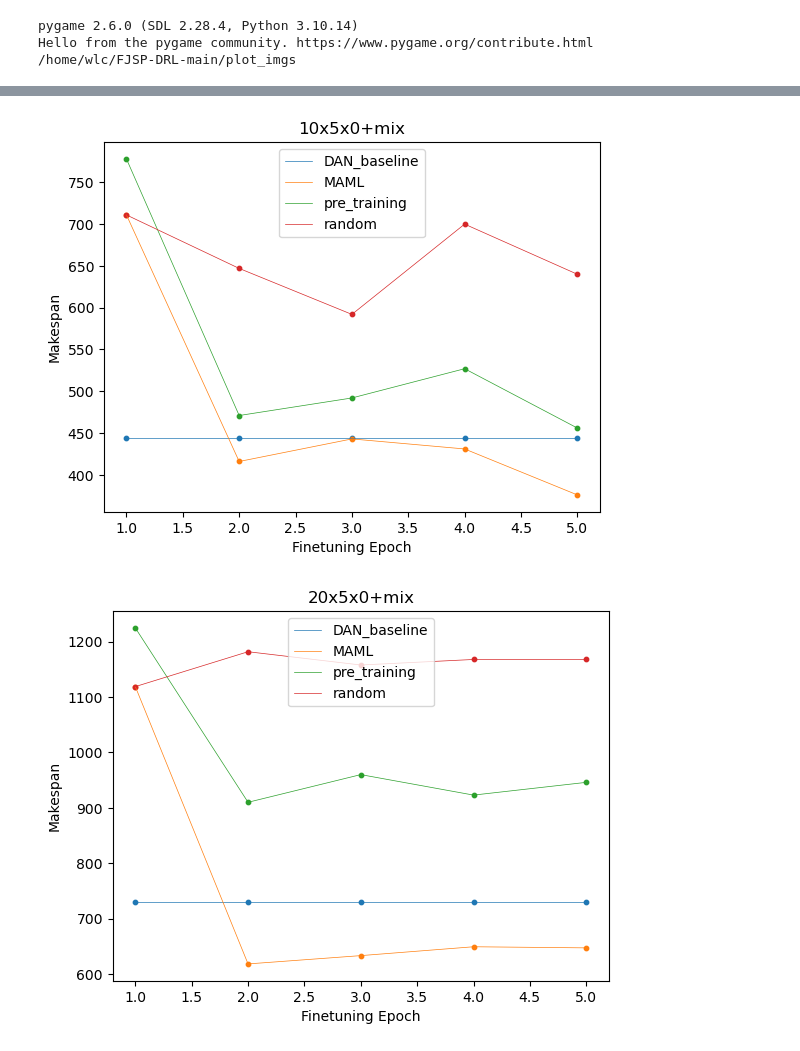
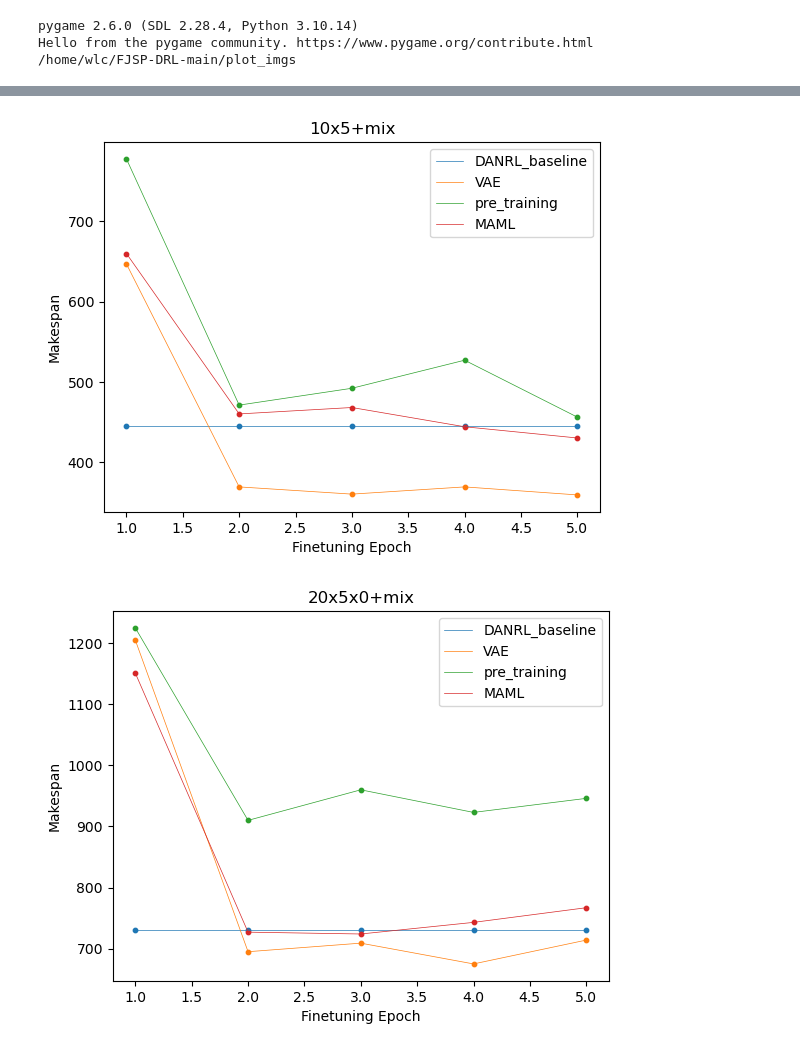
Before and after one commit to wulincong/FJSP-DRL, a Jupyter notebook: plot_imgs/plot_VAE.ipynb, the cells around one changed output, grey strips where cells are left out. Drawn from its saved outputs; the diff is of its cells as text; code cells hidden in the pictures.

```diff
--- a/plot_imgs/plot_VAE.ipynb
+++ b/plot_imgs/plot_VAE.ipynb
@@ -110,7 +92,7 @@ def VAE_finetuning_test(args):
 
     test_data = pack_data_from_config(configs.data_source, configs.test_data)
 
-    finetuning_makespans = []
+    finetuning_results = []
     for data in test_data:
         ### 对每个实例
         print("datta[1]: ",data[1])
@@ -118,19 +100,23 @@ def VAE_finetuning_test(args):
         print(f"test data name: {data[1]}")
         print(f"Model name : {model[1]}")
         test = Test(configs, data[0], model[0])
-        finetuning_makespan = test.finetuning(times=5)
+        finetuning_return = test.finetuning(times=5)
 
-        finetuning_makespans.append(finetuning_makespan)
+        finetuning_results.append(finetuning_return)
 
-    return finetuning_makespans
+    return finetuning_results
 # %%
 
 model = "vari_vae_2024-12-09T10-12-35"
 model = "vari_vae_2024-12-14T21-50-40"
+model = "vari_vae_2025-03-04T17-21-29"
+model = "vari_vae_2025-03-05T17-15-39"
+# model = "vari_vae_SD2_2025-03-05T20-24-36"
+# model = "vari_vae_SD2_2025-03-06T11-43-50"
+args = [*extra_args, "--test_data", *test_data_list,  "--test_model", model, "--network_type", "VAE"  ]
 
-args = [*ec_args, "--test_data", *test_data_list,  "--test_model", model, "--network_type", "VAE"  ]
+vae_finetuing_result = VAE_finetuning_test(args)
 
-maml_finetuning_makespans = VAE_finetuning_test(args)
-
-print(maml_finetuning_makespans)
+vae_finetuning_makespans = [_["makespan"] for _ in vae_finetuing_result]
+print(vae_finetuning_makespans)
 # %% [output]
@@ -207,18 +192,41 @@ from plot_imgs.plt_utils import plot_funetuning
+# %%
+MAML_finetuning_makespan = [
+    [660.0, 460.0, 468.0, 444.0, 430],
+    [1151.0, 727.0, 724.0, 743.0, 767.0],
+    [969.0, 703.0, 643.0, 654.0, 613.0],
+    [1260.0, 784.0, 771.0, 777.0, 752.0],
+]
+# %%
+# from plot_imgs.plt_utils import plot_funetuning
+def plot_funetuning(data, title, y_label="Makespan", labels=None, label=True):
+    # Labels for the lines
+    if labels is None: labels = ["DAN_baseline", "MAML", "pre_training", "random"]
+    x = range(1, len(data[0]) + 1)
+    # Plotting the lines
+    for i, row in enumerate(data):
+        if label: plt.plot(x, row, label=labels[i], linewidth=0.5)
+        else: plt.plot(x, row, linewidth=0.5)
+        plt.scatter(x, row, s=10)  # s 参数控制点的大小
+    plt.xlabel("Finetuning Epoch")
+    plt.ylabel(y_label)
+    plt.title(title)
+    plt.legend()
+    plt.show()
 # %%
 
 for idx, key in enumerate(instances):
     # plot_dict[key][0] = [baseline_makespans[idx]  for _ in range(configs.adapt_nums)]
     # plot_dict[key][0] = np.full(5, baseline_EC[idx])
     # plot_dict[key][1] = maml_finetuning_ecs[idx]
     # plot_dict[key][2] = pretrain_finetuning_ecs[idx]
     # plot_dict[key][3] = random_finetuning_ecs[idx]
     # # plot_makespan_fill(
     #     [np.full(5, baseline_EC[idx]), maml_finetuning_ecs[idx].mean(axis=0), pretrain_finetuning_ecs[idx].mean(axis=0), random_finetuning_ecs[idx].mean(axis=0)],
     #     [np.full(5, baseline_EC[idx]), maml_finetuning_ecs[idx].max(axis=0), pretrain_finetuning_ecs[idx].max(axis=0), random_finetuning_ecs[idx].max(axis=0)],
     #     [np.full(5, baseline_EC[idx]), maml_finetuning_ecs[idx].min(axis=0), pretrain_finetuning_ecs[idx].min(axis=0), random_finetuning_ecs[idx].min(axis=0)],
     #     key,
     # )
-    plot_funetuning([np.full(5, baseline_makespans[idx]), maml_finetuning_makespans[idx], pretrain_finetuning[idx], random_finetuning[idx]], key, y_label="Makespan", label=True)
+    plot_funetuning([np.full(5, baseline_makespans[idx]), vae_finetuning_makespans[idx], pretrain_finetuning[idx], MAML_finetuning_makespan[idx]], key, y_label="Makespan", labels = ["DANRL_baseline", "VAE", "pre_training", "MAML"])
 # %% [output]
-[figure, old version]
+[figure, new version]
-[figure, old version]
+[figure, new version]
```
Also changed, not shown: parts of 9 cells of this notebook, 14 other files.
